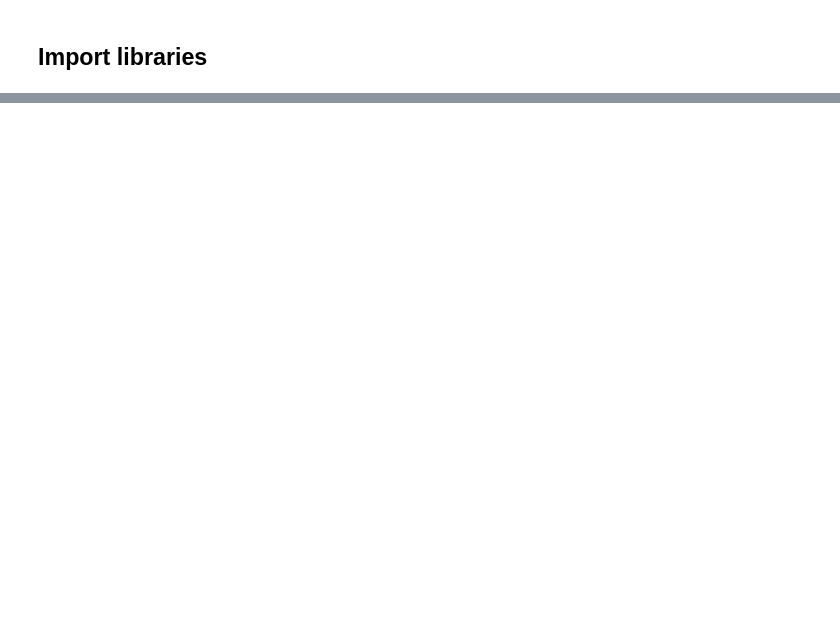
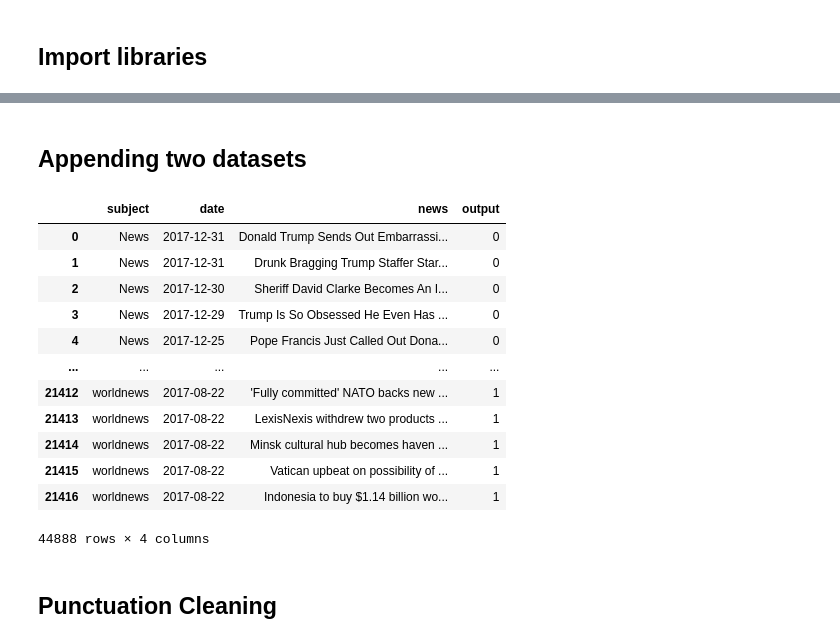
Before and after one commit to farahafifahh/Exploring-Fake-News-Classifier-using-Stop-Words-and-N-Grams-Methods, a Jupyter notebook: Code.ipynb, the cells around one changed output, grey strips where cells are left out. Cells and saved outputs as stored; diff of their text form; code cells hidden in the pictures; blank space fills up the shorter version.

```diff
--- a/Code.ipynb
+++ b/Code.ipynb
@@ -39,0 +75,6 @@ warnings.filterwarnings('ignore')
+# %%
+# Target variable for fake news
+fake_news['output'] = 0
+
+# Target variable for true news
+true_news['output'] = 1
@@ -39,0 +83,12 @@ warnings.filterwarnings('ignore')
+# %%
+# Concatenating and dropping for fake news
+fake_news['news']=fake_news['title']+fake_news['text']
+fake_news=fake_news.drop(['title', 'text'], axis=1)
+
+# Concatenating and dropping for true news
+true_news['news']=true_news['title']+true_news['text']
+true_news=true_news.drop(['title', 'text'], axis=1)
+
+# Rearranging the columns
+fake_news = fake_news[['subject', 'date', 'news','output']]
+true_news = true_news[['subject', 'date', 'news','output']]
@@ -39,0 +112,30 @@ warnings.filterwarnings('ignore')
+# %%
+# Removing links and the headline from the date column
+fake_news=fake_news[~fake_news.date.str.contains("http")]
+fake_news=fake_news[~fake_news.date.str.contains("HOST")]
+# %%
+# Converting the date to datetime format
+fake_news['date'] = pd.to_datetime(fake_news['date'])
+true_news['date'] = pd.to_datetime(true_news['date'])
+# %% [markdown]
+## Appending two datasets
+# %%
+frames = [fake_news, true_news]
+news_dataset = pd.concat(frames)
+news_dataset
+# %% [output]
+|  | subject | date | news | output |
+| 0 | News | 2017-12-31 | Donald Trump Sends Out Embarrassi... | 0 |
+| 1 | News | 2017-12-31 | Drunk Bragging Trump Staffer Star... | 0 |
+| 2 | News | 2017-12-30 | Sheriff David Clarke Becomes An I... | 0 |
+| 3 | News | 2017-12-29 | Trump Is So Obsessed He Even Has ... | 0 |
+| 4 | News | 2017-12-25 | Pope Francis Just Called Out Dona... | 0 |
+| ... | ... | ... | ... | ... |
+| 21412 | worldnews | 2017-08-22 | 'Fully committed' NATO backs new ... | 1 |
+| 21413 | worldnews | 2017-08-22 | LexisNexis withdrew two products ... | 1 |
+| 21414 | worldnews | 2017-08-22 | Minsk cultural hub becomes haven ... | 1 |
+| 21415 | worldnews | 2017-08-22 | Vatican upbeat on possibility of ... | 1 |
+| 21416 | worldnews | 2017-08-22 | Indonesia to buy $1.14 billion wo... | 1 |
+44888 rows × 4 columns
+# %% [markdown]
+## Punctuation Cleaning
```
Also changed, not shown: parts of 34 cells of this notebook.
